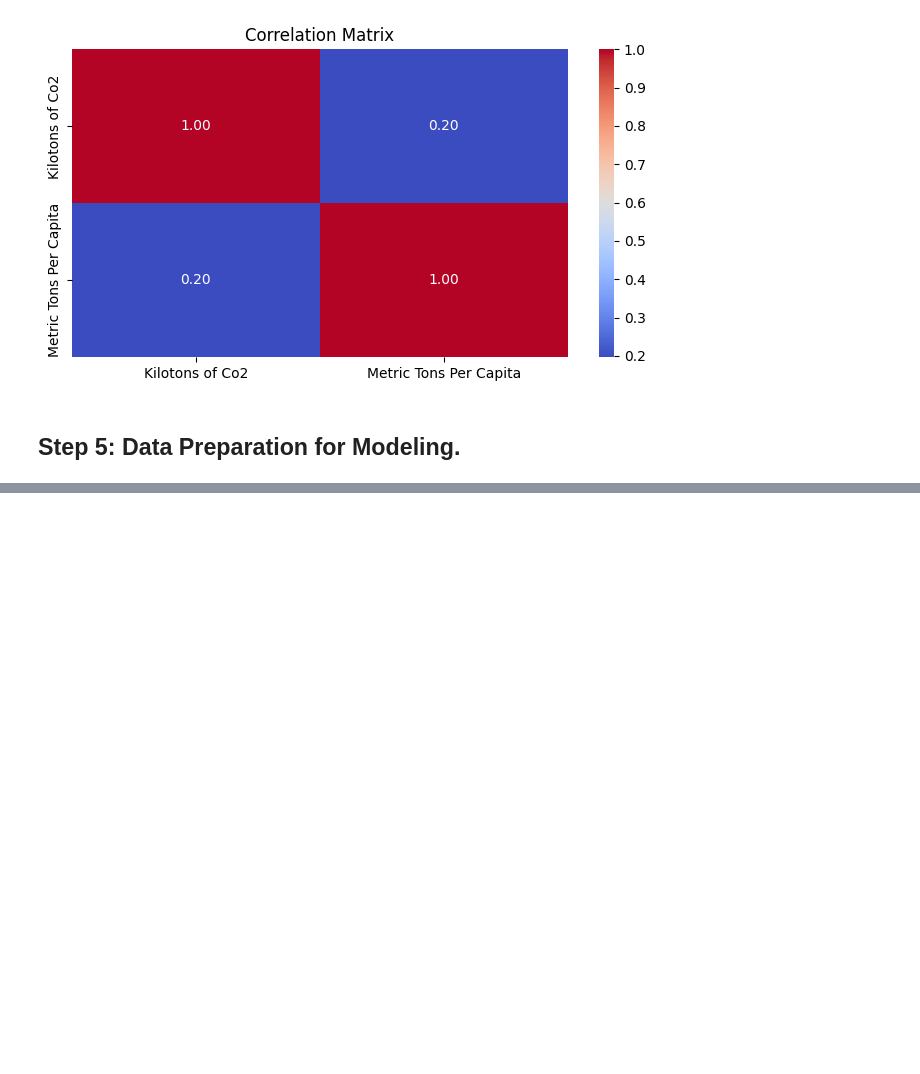
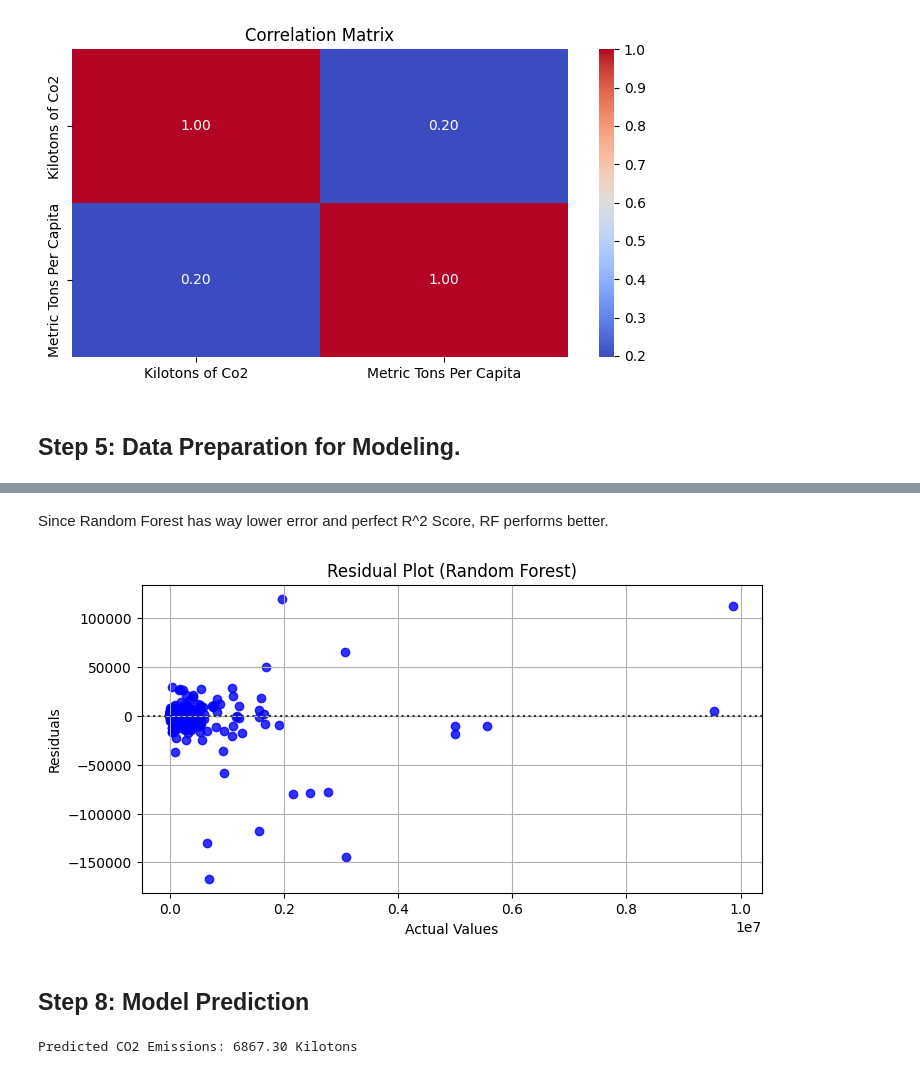
Before and after one commit to Andydiii/Data-Analysis, a Jupyter notebook: Carbon_Emissions.ipynb, the cells around one changed output, grey strips where cells are left out. Saved outputs shown, nothing was run; the diff lists cells and outputs as text; code cells hidden in the pictures; blank space fills up the shorter version.

Commit message:
completed carbon_emissions

```diff
--- a/Carbon_Emissions.ipynb
+++ b/Carbon_Emissions.ipynb
@@ -211,0 +221,6 @@ X_train, X_test, y_train, y_test = train_test_split(X, y, test_size=0.2, random_
+# %%
+lm = LinearRegression()
+lm.fit(X_train, y_train)
+
+# predictions
+y_prediction_lm = lm.predict(X_test)
@@ -211,0 +229,6 @@ X_train, X_test, y_train, y_test = train_test_split(X, y, test_size=0.2, random_
+# %%
+rf_model = RandomForestRegressor(random_state=42, n_estimators=100)
+rf_model.fit(X_train, y_train)
+
+# prediction
+y_prediction_rf = rf_model.predict(X_test)
@@ -211,0 +264,33 @@ X_train, X_test, y_train, y_test = train_test_split(X, y, test_size=0.2, random_
+# %% [markdown]
+Since Random Forest has way lower error and perfect R^2 Score, RF performs better.
+# %%
+plt.figure(figsize=(8, 4))
+sns.residplot(x=y_test, y=y_prediction_rf, color="blue")
+plt.title('Residual Plot (Random Forest)')
+plt.xlabel('Actual Values')
+plt.ylabel('Residuals')
+plt.grid(True)
+plt.show()
+# %% [output]
+[figure, added]
+# %% [markdown]
+## Step 8: Model Prediction
+# %%
+# Predict CO2 emissions for a new input
+new_data = pd.DataFrame({
+    'Year': [2025],
+    'Metric Tons Per Capita': [0.5],
+    # Add one-hot encoded columns for Country and Region
+    # Ensure new_data matches the feature space of your model
+})
+
+# Fill missing one-hot columns with 0
+new_data = new_data.reindex(columns=X.columns, fill_value=0)
+new_data['Region_Asia'] = 1
+new_data
+
+# Predict using Random Forest
+prediction = rf_model.predict(new_data)
+print(f'Predicted CO2 Emissions: {prediction[0]:.2f} Kilotons')
+# %% [output]
+Predicted CO2 Emissions: 6867.30 Kilotons
```
Also changed, not shown: parts of 9 cells of this notebook.
